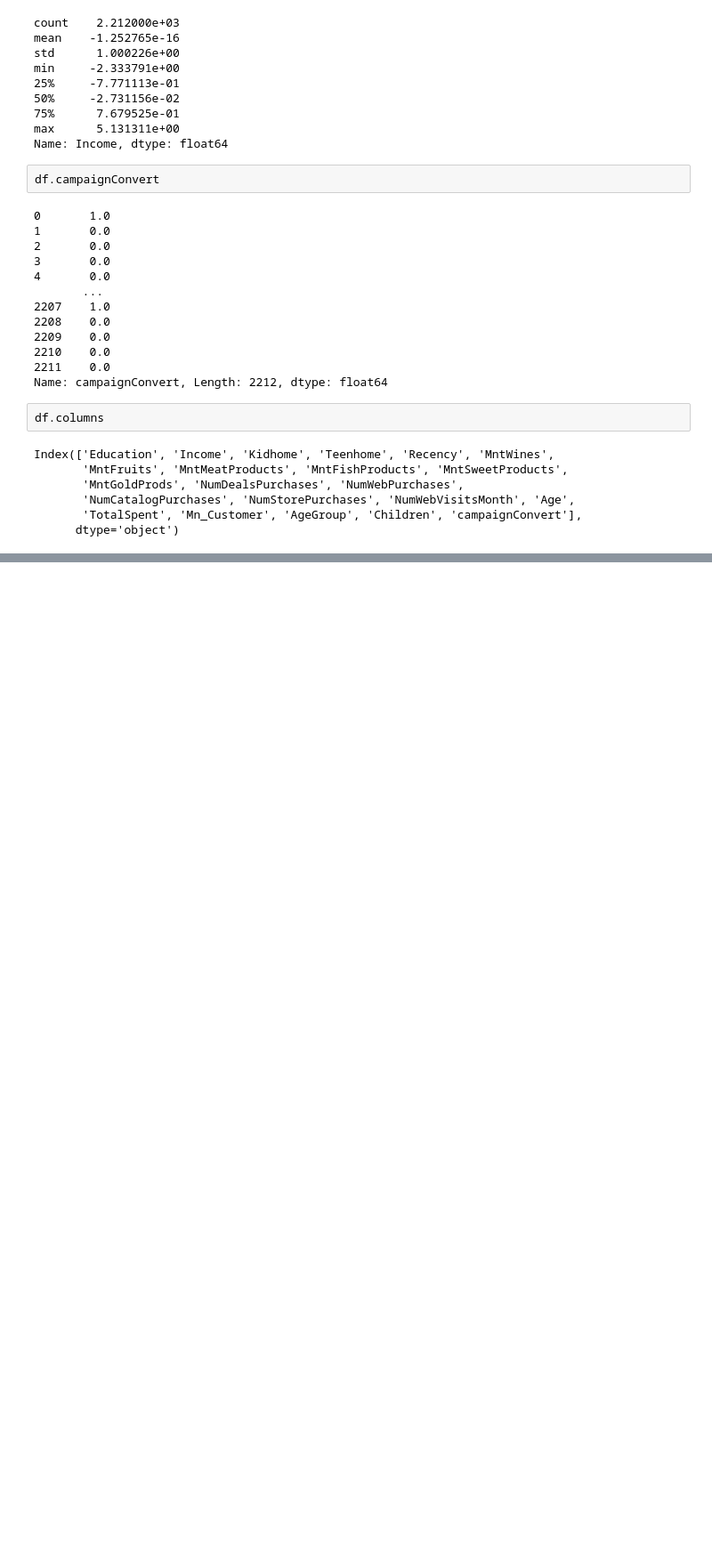
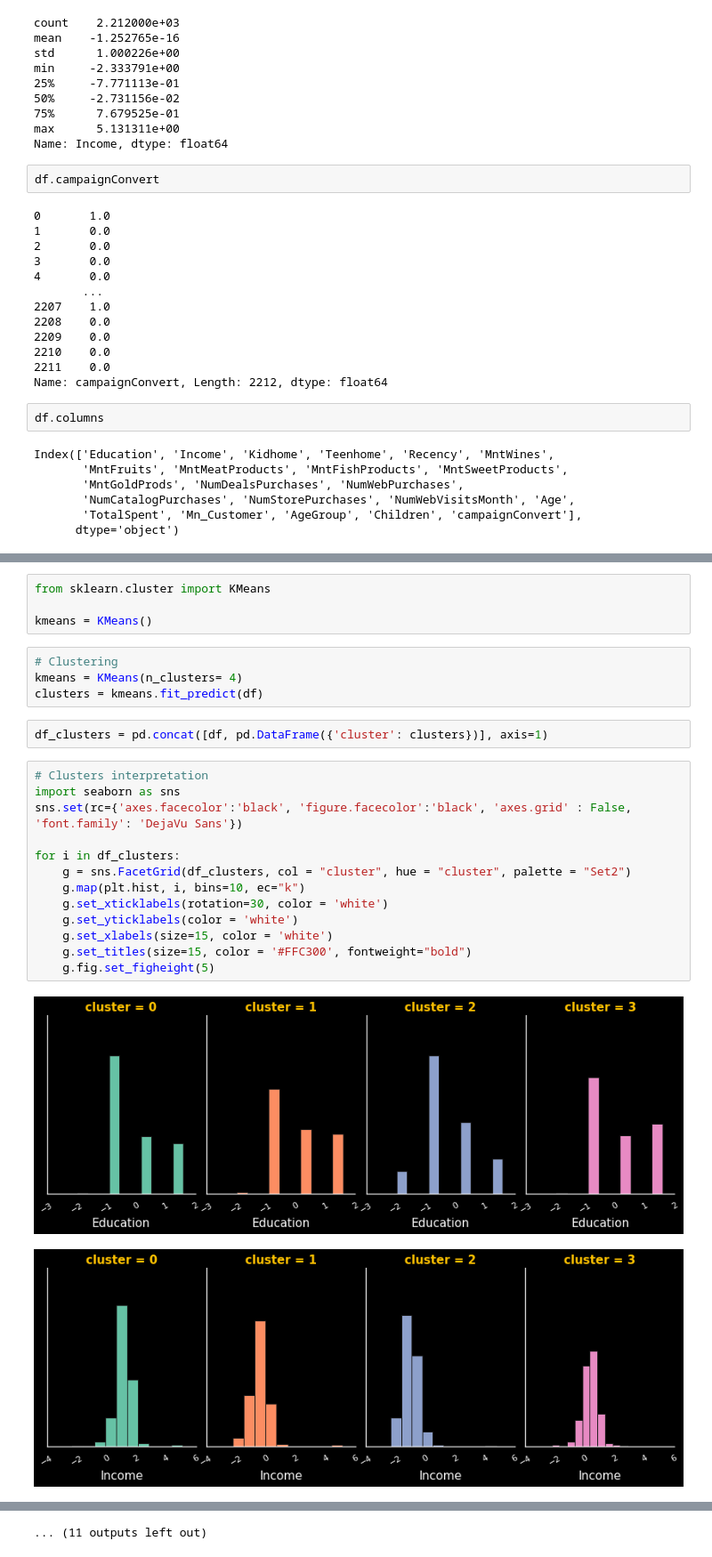
Before and after one commit to PacificG/CustomerClustering, a Jupyter notebook: EDAClustering.ipynb, the cells around one changed output, grey strips where cells are left out. Shown at 89% size. Cells and saved outputs as stored; diff of their text form; blank space fills up the shorter version.

```diff
--- a/EDAClustering.ipynb
+++ b/EDAClustering.ipynb
@@ -124,0 +127,26 @@ AttributeError: module 'xgboost' has no attribute 'XGBRegressor'
+# %%
+from sklearn.cluster import KMeans
+
+kmeans = KMeans()
+# %%
+# Clustering
+kmeans = KMeans(n_clusters= 4)
+clusters = kmeans.fit_predict(df)
+# %%
+df_clusters = pd.concat([df, pd.DataFrame({'cluster': clusters})], axis=1)
+# %%
+# Clusters interpretation
+import seaborn as sns
+sns.set(rc={'axes.facecolor':'black', 'figure.facecolor':'black', 'axes.grid' : False, 'font.family': 'DejaVu Sans'})
+
+for i in df_clusters:
+    g = sns.FacetGrid(df_clusters, col = "cluster", hue = "cluster", palette = "Set2")
+    g.map(plt.hist, i, bins=10, ec="k")
+    g.set_xticklabels(rotation=30, color = 'white')
+    g.set_yticklabels(color = 'white')
+    g.set_xlabels(size=15, color = 'white')
+    g.set_titles(size=15, color = '#FFC300', fontweight="bold")
+    g.fig.set_figheight(5)
+# %% [output]
+[figure, added]
+[figure, added]
@@ -124,0 +163 @@ AttributeError: module 'xgboost' has no attribute 'XGBRegressor'
+... (11 outputs left out)
```
Also changed, not shown: parts of 11 cells of this notebook, 7 other files.
